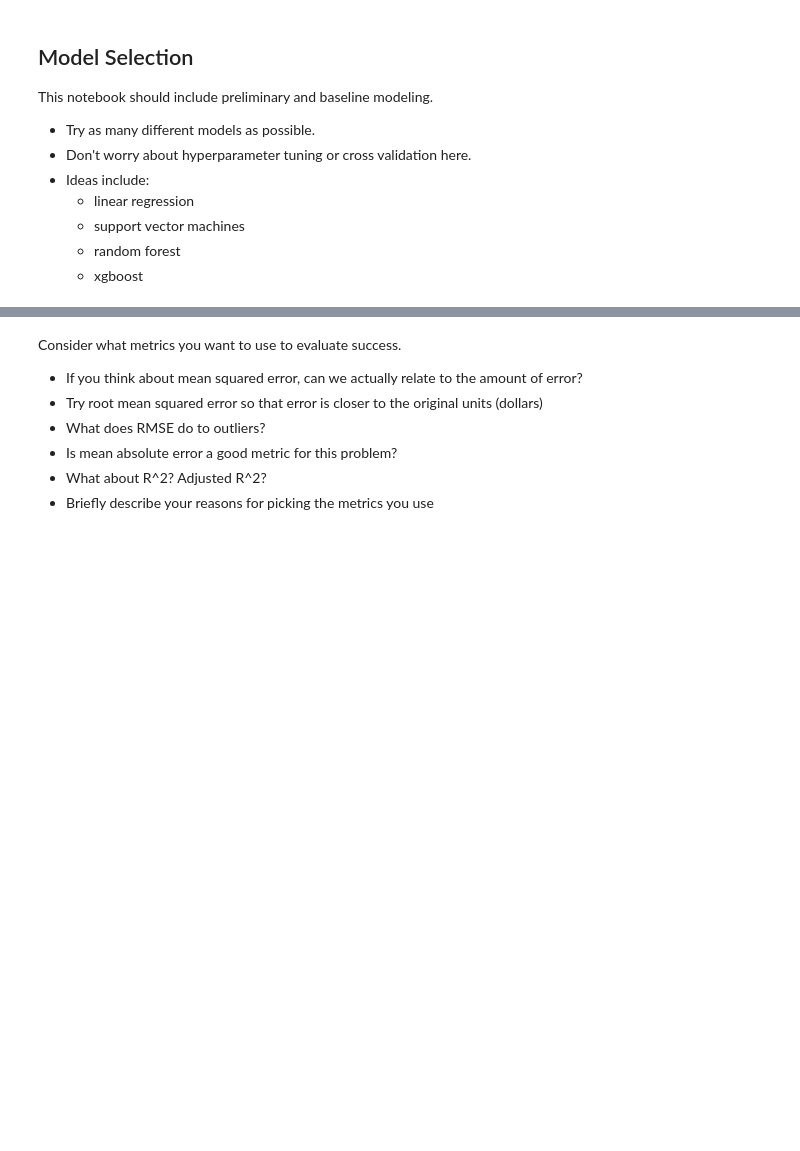
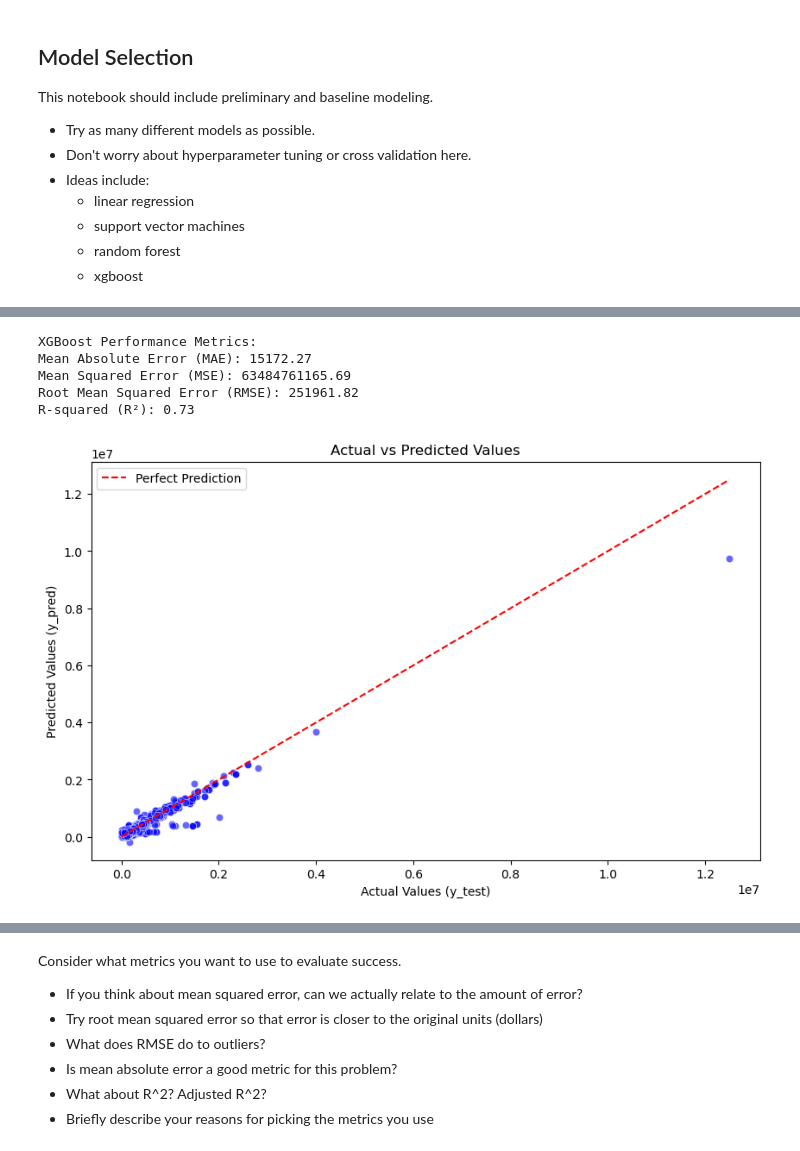
Before and after one commit to natane-a/DS-Midterm-Project, a Jupyter notebook: notebooks/2 - model_selection.ipynb, the cells around one changed output, grey strips where cells are left out. Drawn from its saved outputs; the diff is of its cells as text; code cells hidden in the pictures; blank space fills up the shorter version.

```diff
--- a/notebooks/2 - model_selection.ipynb
+++ b/notebooks/2 - model_selection.ipynb
@@ -146,0 +83,32 @@ print(r2_score(y_test, xgb.predict(x_test)))
+# %%
+scaler = StandardScaler()
+X_train[numerical_features] = scaler.fit_transform(X_train[numerical_features])
+X_test[numerical_features] = scaler.transform(X_test[numerical_features])
+
+# one -hot encode categorical features
+encoder = OneHotEncoder(drop='first', handle_unknown='ignore')
+X_train_encoded = encoder.fit_transform(X_train[categorical_features]).toarray()
+X_test_encoded = encoder.transform(X_test[categorical_features]).toarray()
+
+# recombine numerical and encoded categorical data
+X_train_final = np.hstack([X_train[numerical_features].values, X_train_encoded])
+X_test_final = np.hstack([X_test[numerical_features].values, X_test_encoded])
+# %%
+# training linear regression model
+model = LinearRegression()
+model.fit(X_train_final, y_train)
+
+# test set prediciton
+y_pred = model.predict(X_test_final)
+
+# model evaluation
+mae = mean_absolute_error(y_test, y_pred)
+mse = mean_squared_error(y_test, y_pred)
+rmse = mean_squared_error(y_test, y_pred, squared=False)
+r2 = r2_score(y_test, y_pred)
+
+print("Linear Regression Performance Metrics:")
+print(f"Mean Absolute Error (MAE): {mae:.2f}")
+print(f"Mean Squared Error (MSE): {mse:.2f}")
+print(f"Root Mean Squared Error (RMSE): {rmse:.2f}")
+print(f"R-squared (R²): {r2:.2f}")
@@ -146,0 +171,37 @@ print(r2_score(y_test, xgb.predict(x_test)))
+# %%
+#xgboost
+xgb_model = xgb.XGBRegressor()
+xgb_model.fit(X_train_final, y_train)
+
+# predict on the test set
+y_pred_xgb = xgb_model.predict(X_test_final)
+
+# evaluate the XGBoost model
+mae_xgb = mean_absolute_error(y_test, y_pred_xgb)
+mse_xgb = mean_squared_error(y_test, y_pred_xgb)
+rmse_xgb = mean_squared_error(y_test, y_pred_xgb, squared=False)
+r2_xgb = r2_score(y_test, y_pred_xgb)
+
+print("XGBoost Performance Metrics:")
+print(f"Mean Absolute Error (MAE): {mae_xgb:.2f}")
+print(f"Mean Squared Error (MSE): {mse_xgb:.2f}")
+print(f"Root Mean Squared Error (RMSE): {rmse_xgb:.2f}")
+print(f"R-squared (R²): {r2_xgb:.2f}")
+# %% [output]
+XGBoost Performance Metrics:
+Mean Absolute Error (MAE): 15172.27
+Mean Squared Error (MSE): 63484761165.69
+Root Mean Squared Error (RMSE): 251961.82
+R-squared (R²): 0.73
+# %%
+# visualize y_test, y_preds
+plt.figure(figsize=(10, 6))
+sns.scatterplot(x=y_test, y=y_pred, color='blue', alpha=0.6)
+sns.lineplot(x=y_test, y=y_test, color='red', linestyle='--', label='Perfect Prediction') # Diagonal line for reference
+plt.xlabel('Actual Values (y_test)')
+plt.ylabel('Predicted Values (y_pred)')
+plt.title('Actual vs Predicted Values')
+plt.legend()
+plt.show()
+# %% [output]
+[figure, added]
```
Also changed, not shown: parts of 22 cells of this notebook, 3 other files.
